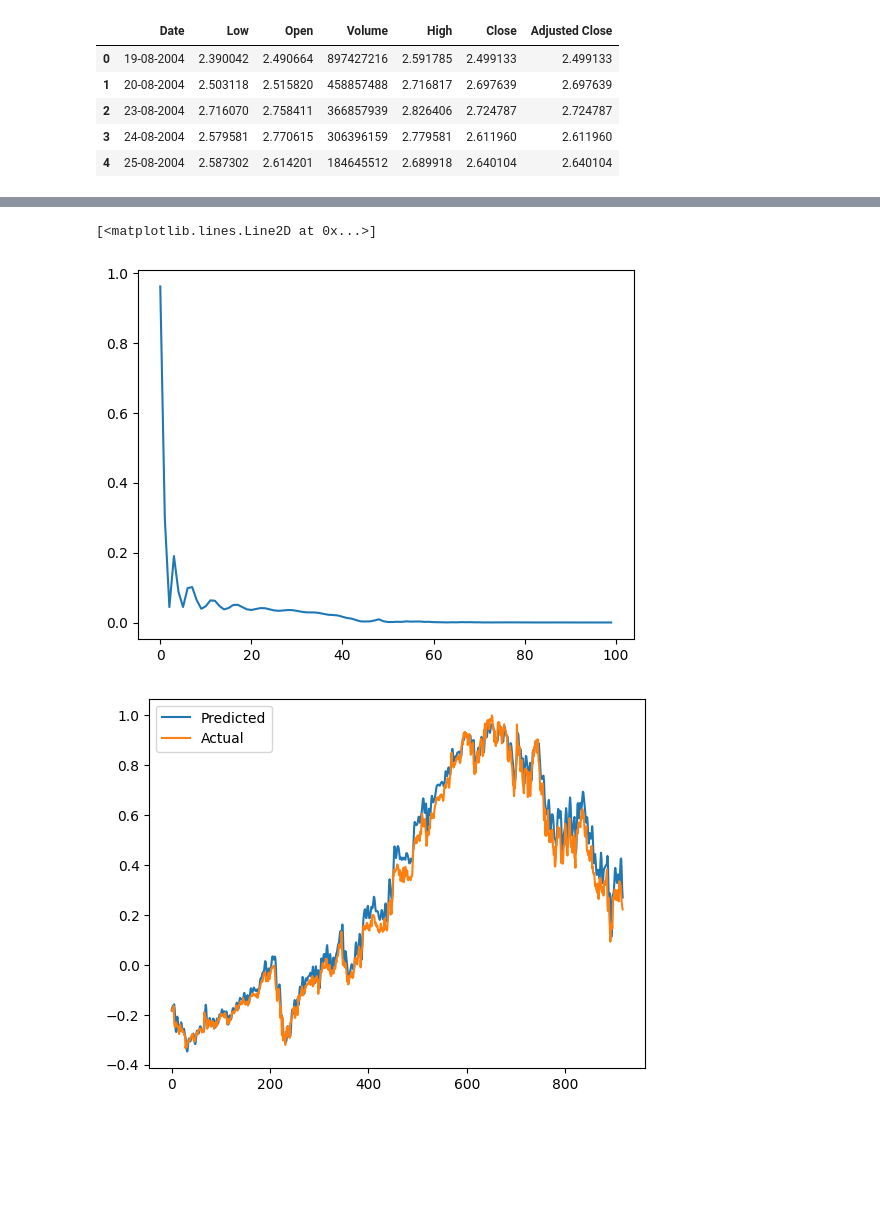
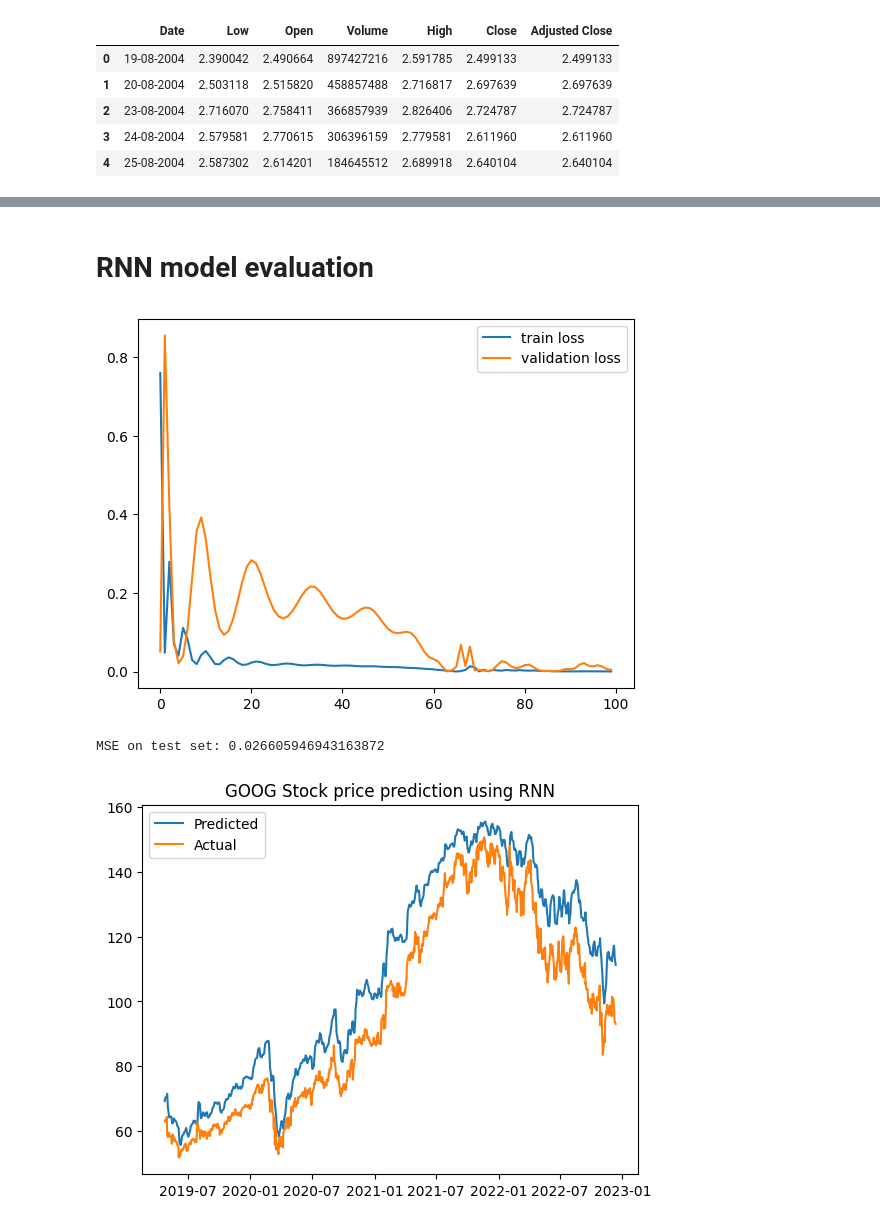
Before and after one commit to ifboelhasrin/DLF_A3, a Jupyter notebook: ass3_goog_rnn.ipynb, the cells around one changed output, grey strips where cells are left out. Saved outputs shown, nothing was run; the diff lists cells and outputs as text; code cells hidden in the pictures; blank space fills up the shorter version.

```diff
--- a/ass3_goog_rnn.ipynb
+++ b/ass3_goog_rnn.ipynb
@@ -28,3 +29,16 @@ data.head()
 | 2 | 23-08-2004 | 2.716070 | 2.758411 | 366857939 | 2.826406 | 2.724787 | 2.724787 |
 | 3 | 24-08-2004 | 2.579581 | 2.770615 | 306396159 | 2.779581 | 2.611960 | 2.611960 |
 | 4 | 25-08-2004 | 2.587302 | 2.614201 | 184645512 | 2.689918 | 2.640104 | 2.640104 |
+# %%
+# Draw the stock price closing price plot
+data_goog = data.copy()
+
+data_goog['Date'] = pd.to_datetime(data_goog['Date'])
+data_goog.set_index('Date', inplace=True)
+
+# Plot the closing price with dates as x-axis
+data_goog['Close'].plot(figsize=(14, 7))
+plt.xlabel('Date')
+plt.ylabel('Closing Price')
+plt.title('GOOG Stock Closing Price')
+plt.show()
@@ -131,15 +217,34 @@ Training time: 3.4259567260742188
+# %% [markdown]
+# RNN model evaluation
 # %%
-# Display training loss graph
-plt.plot(hist, label="Training loss")
+# Display loss graph
+plt.plot(train_loss_rnn, label='train loss')
+plt.plot(val_loss_rnn, label='validation loss')
+plt.legend()
+plt.show()
 # %% [output]
-[<matplotlib.lines.Line2D at 0x...>]
-[figure, old version]
+[figure, new version]
+# %%
+# Do evaluation on test and print MSE value
+model.eval()
+with torch.no_grad():
+    y_test_pred = model(x_test)
+    mse = criterion(y_test_pred, y_test_rnn)
+    print(f'MSE on test set: {mse.item()}')
+# %% [output]
+MSE on test set: 0.026605946943163872
+# %%
+# Descale the data and use date as index
+y_test_pred_goog = scaler.inverse_transform(y_test_pred)
+y_test_rnn_goog = scaler.inverse_transform(y_test_rnn)
+y_test_pred_goog = pd.DataFrame(y_test_pred_goog, index=data_goog.index[-y_test_pred_goog.shape[0]:])
+y_test_rnn_goog = pd.DataFrame(y_test_rnn_goog, index=data_goog.index[-y_test_rnn_goog.shape[0]:])
 # %%
 # Display stock price prediction vs data
-y_test_pred = model(x_test)
-plt.plot(y_test_pred.detach().numpy(), label="Predicted")
-plt.plot(y_test_rnn.numpy(), label="Actual")
+plt.plot(y_test_pred_goog, label="Predicted")
+plt.plot(y_test_rnn_goog, label="Actual")
+plt.title('GOOG Stock price prediction using RNN')
 plt.legend()
 plt.show()
 # %% [output]
-[figure, old version]
+[figure, new version]
```
Also changed, not shown: parts of 20 cells of this notebook.
